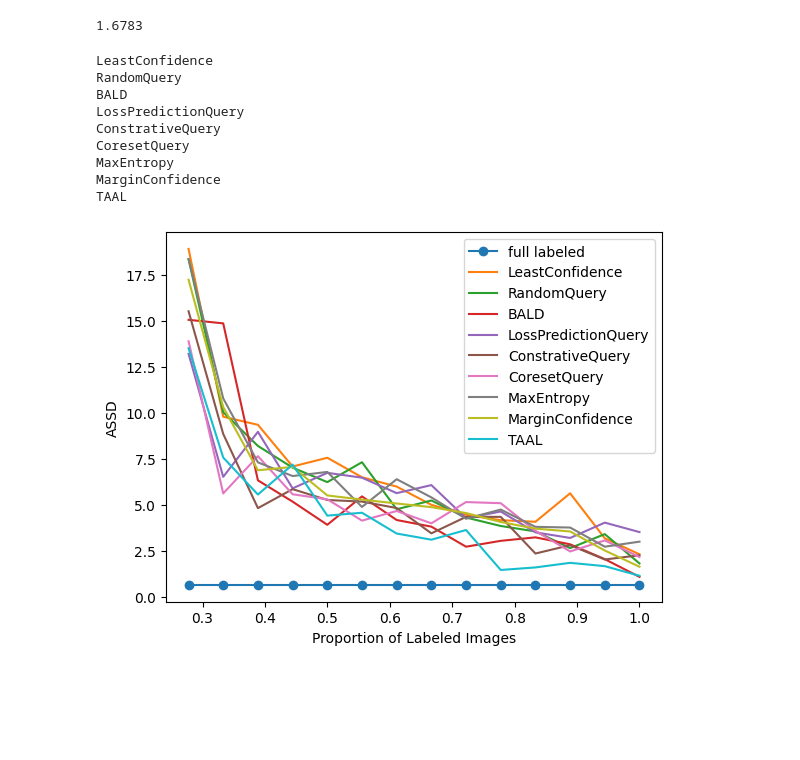
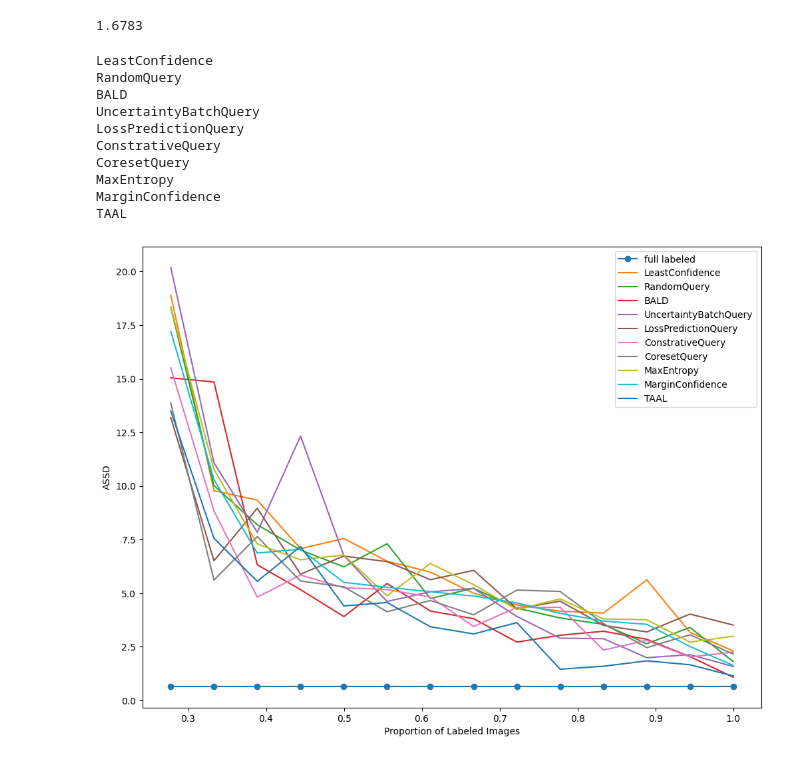
Before and after one commit to yeyeyeping/ALSph2d, a Jupyter notebook: plot.ipynb, the cells around one changed output. Cells and saved outputs as stored; diff of their text form; code cells hidden in the pictures; blank space fills up the shorter version.

```diff
--- a/plot.ipynb
+++ b/plot.ipynb
@@ -67,7 +67,7 @@ dt = {
     "ASSD": []
 }
 # %%
-cycle = 4
+cycle = 10
 for method in dt["Method"]:
     #选dice训练过程验证集上dice最大的权重测试
     print(method)
@@ -146,7 +135,7 @@ DSC
   0.7845,
   0.8053]}
 # %%
-fig, ax = plt.subplots()
+fig, ax = plt.subplots(figsize=(12,9))
 ax.plot(x, [0.7768]*14 , label="full labeled", marker="o")
 for k,v in DSC.items():
     if k != "FullLabel":
@@ -154,7 +143,7 @@ for k,v in DSC.items():
         ax.plot(x, v, label=k)
 ax.set_xlabel("Proportion of Labeled Images")
 ax.set_ylabel("DSC")
-ax.legend()
+ax.legend(fontsize=10)
 plt.show()
 # %% [output]
 LeastConfidence
@@ -172,7 +162,7 @@ IoU["FullLabel"][-1]
 # %% [output]
 0.6394
 # %%
-fig, ax = plt.subplots()
+fig, ax = plt.subplots(figsize=(12,9))
 ax.plot(x, [0.7768]*14 , label="full labeled", marker="o")
 for k,v in IoU.items():
     if k != "FullLabel":
@@ -198,24 +189,25 @@ ASSD["FullLabel"][-1]
 # %% [output]
 1.6783
 # %%
-fig, ax = plt.subplots()
+fig, ax = plt.subplots(figsize=(12,9))
 ax.plot(x, [ 0.6394]*14 , label="full labeled", marker="o")
 for k,v in ASSD.items():
     if k != "FullLabel":
         print(k)
         ax.plot(x, v, label=k)
 ax.set_xlabel("Proportion of Labeled Images")
 ax.set_ylabel("ASSD")
 ax.legend()
 plt.show()
 # %% [output]
 LeastConfidence
 RandomQuery
 BALD
+UncertaintyBatchQuery
 LossPredictionQuery
 ConstrativeQuery
 CoresetQuery
 MaxEntropy
 MarginConfidence
 TAAL
-[figure, old version]
+[figure, new version]
```
Also changed, not shown: parts of 5 cells of this notebook, 4 other files.
